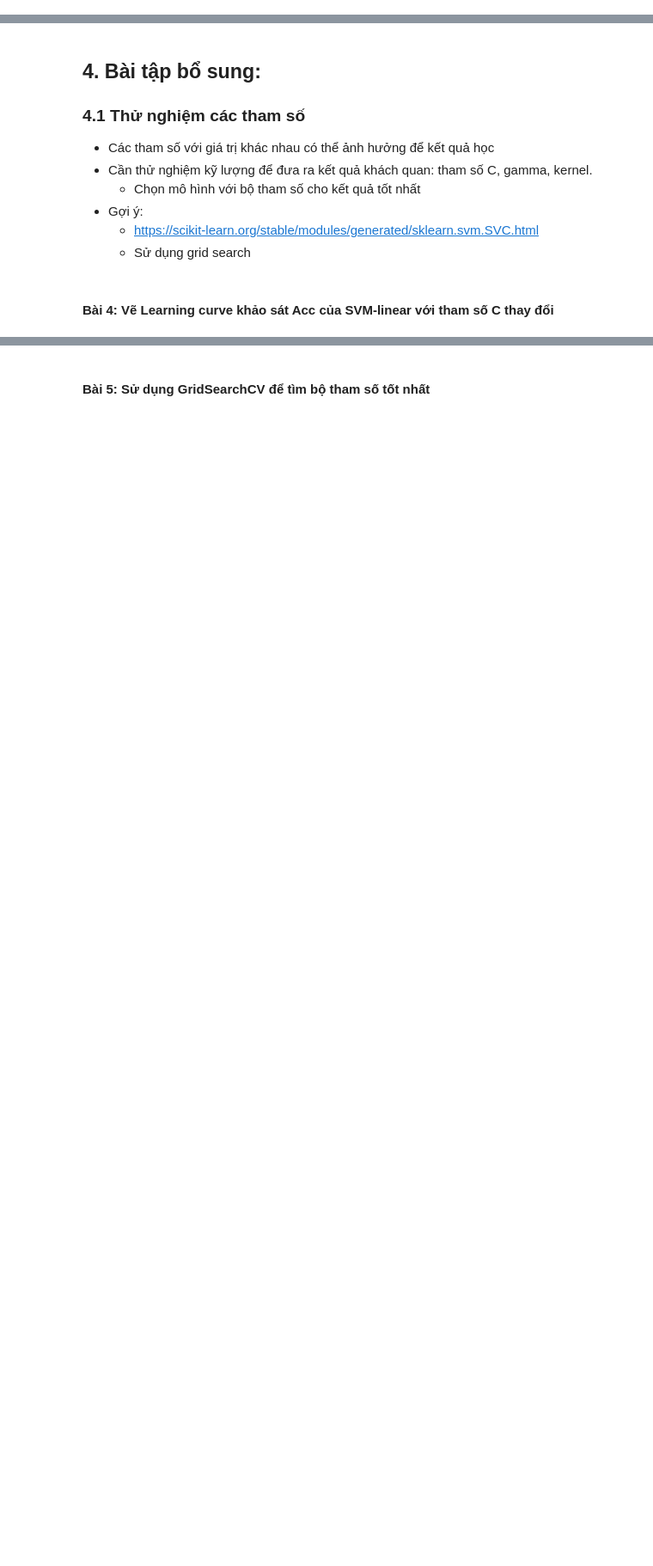
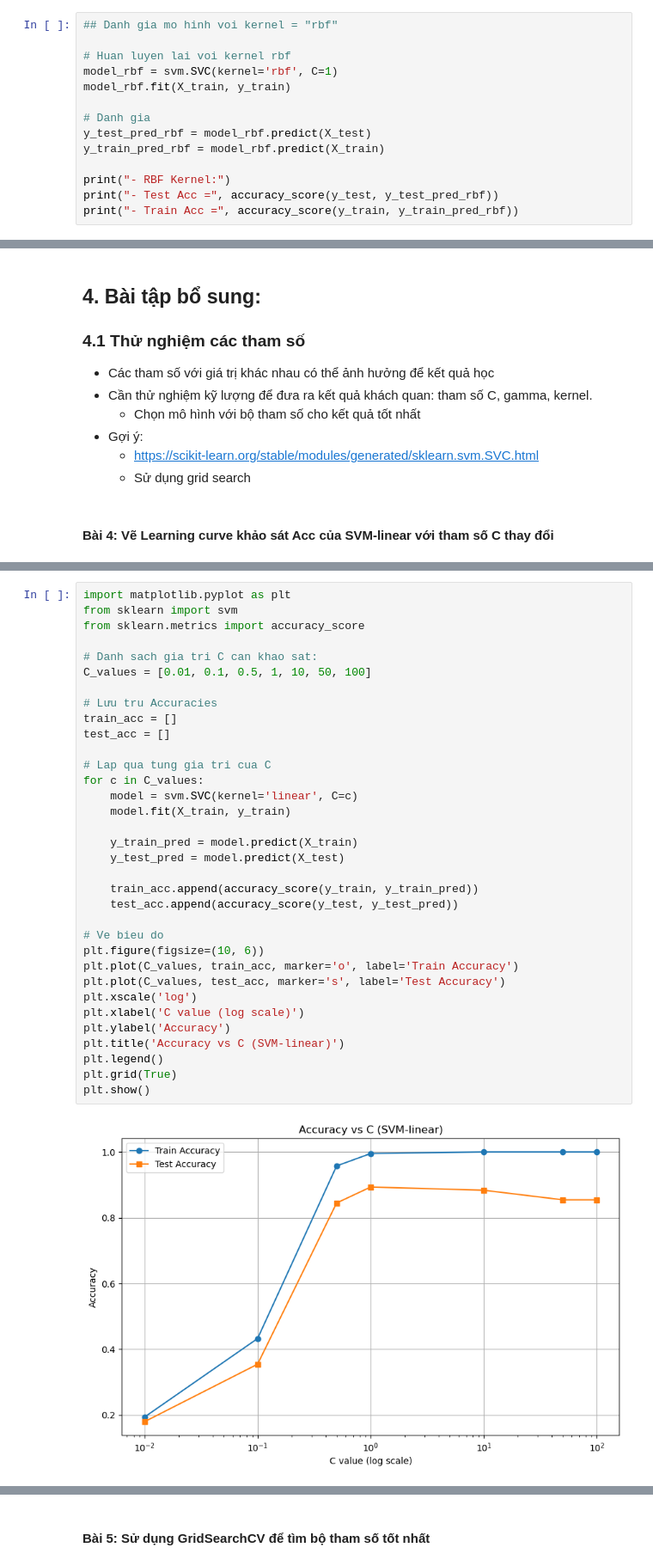
Before and after one commit to illumaelkant/ISE_Lab, a Jupyter notebook: Week 3/SVM/Practice 1/2. svm.ipynb, the cells around one changed output, grey strips where cells are left out. Shown: that part at 86% size. Cells and saved outputs as stored; diff of their text form; blank space fills up the shorter version.

```diff
--- a/Week 3/SVM/Practice 1/2. svm.ipynb
+++ b/Week 3/SVM/Practice 1/2. svm.ipynb
@@ -188,0 +239,14 @@ print("- Train Acc = {}".format(accuracy_score(y_train, y_train_pred)))
+# %%
+## Danh gia mo hinh voi kernel = "rbf"
+
+# Huan luyen lai voi kernel rbf
+model_rbf = svm.SVC(kernel='rbf', C=1)
+model_rbf.fit(X_train, y_train)
+
+# Danh gia
+y_test_pred_rbf = model_rbf.predict(X_test)
+y_train_pred_rbf = model_rbf.predict(X_train)
+
+print("- RBF Kernel:")
+print("- Test Acc =", accuracy_score(y_test, y_test_pred_rbf))
+print("- Train Acc =", accuracy_score(y_train, y_train_pred_rbf))
@@ -231,0 +302,36 @@ list_C = [0.001, 0.01, 0.1, 1, 5.0, 10.0, 100]
+# %%
+import matplotlib.pyplot as plt
+from sklearn import svm
+from sklearn.metrics import accuracy_score
+
+# Danh sach gia tri C can khao sat:
+C_values = [0.01, 0.1, 0.5, 1, 10, 50, 100]
+
+# Lưu tru Accuracies
+train_acc = []
+test_acc = []
+
+# Lap qua tung gia tri cua C
+for c in C_values:
+    model = svm.SVC(kernel='linear', C=c)
+    model.fit(X_train, y_train)
+
+    y_train_pred = model.predict(X_train)
+    y_test_pred = model.predict(X_test)
+
+    train_acc.append(accuracy_score(y_train, y_train_pred))
+    test_acc.append(accuracy_score(y_test, y_test_pred))
+
+# Ve bieu do
+plt.figure(figsize=(10, 6))
+plt.plot(C_values, train_acc, marker='o', label='Train Accuracy')
+plt.plot(C_values, test_acc, marker='s', label='Test Accuracy')
+plt.xscale('log')
+plt.xlabel('C value (log scale)')
+plt.ylabel('Accuracy')
+plt.title('Accuracy vs C (SVM-linear)')
+plt.legend()
+plt.grid(True)
+plt.show()
+# %% [output]
+[figure, added]
```
Also changed, not shown: parts of 20 cells of this notebook, 1 other file.
